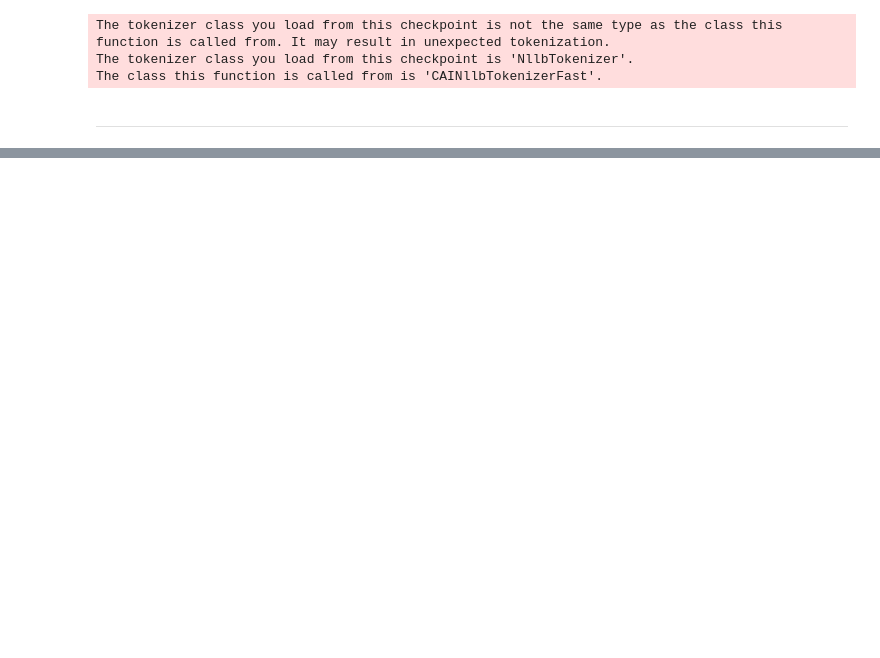
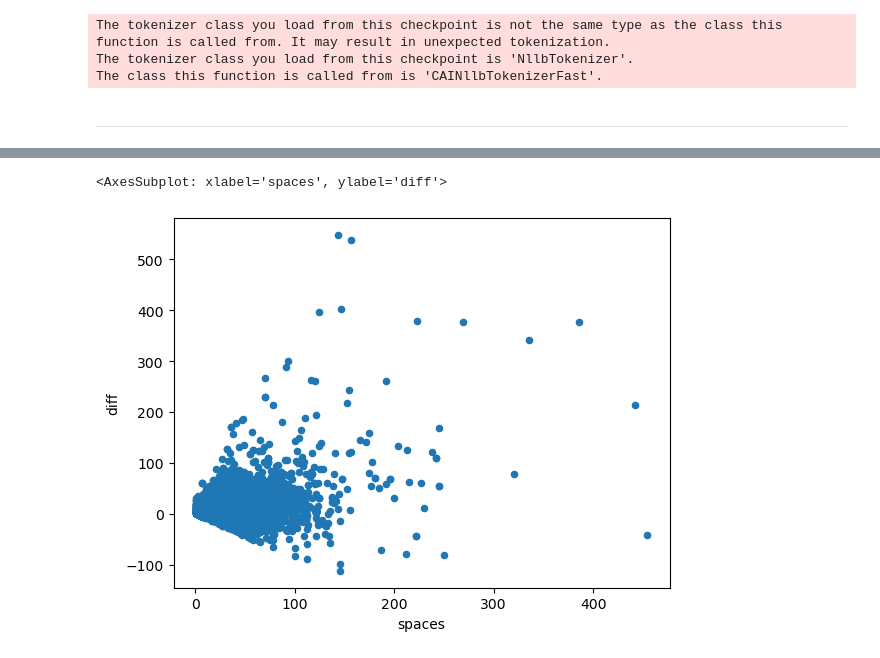
Before and after one commit to CompassionAI/garland, a Jupyter notebook: notebooks/Parallel text mining.ipynb, the cells around one changed output, grey strips where cells are left out. Cells and saved outputs as stored; diff of their text form; code cells hidden in the pictures; blank space fills up the shorter version.

```diff
--- a/notebooks/Parallel text mining.ipynb
+++ b/notebooks/Parallel text mining.ipynb
@@ -513,0 +602,5 @@ i += 1
+# %%
+parallel_df.plot.scatter(x='spaces', y='diff')
+# %% [output]
+<AxesSubplot: xlabel='spaces', ylabel='diff'>
+[figure, added]
```
Also changed, not shown: parts of 23 cells of this notebook.
